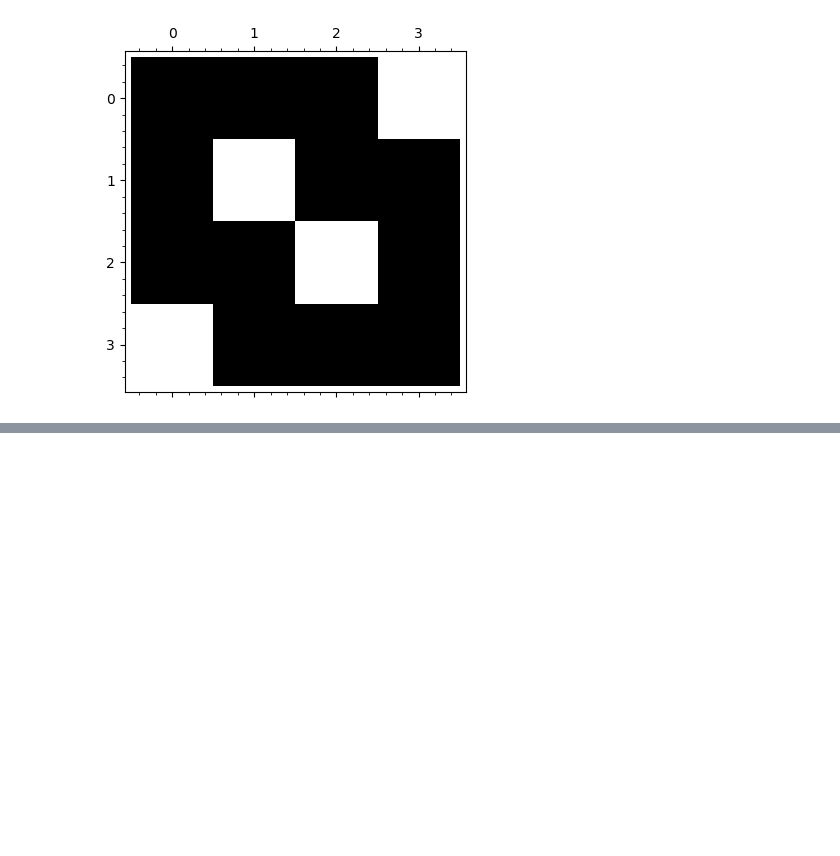
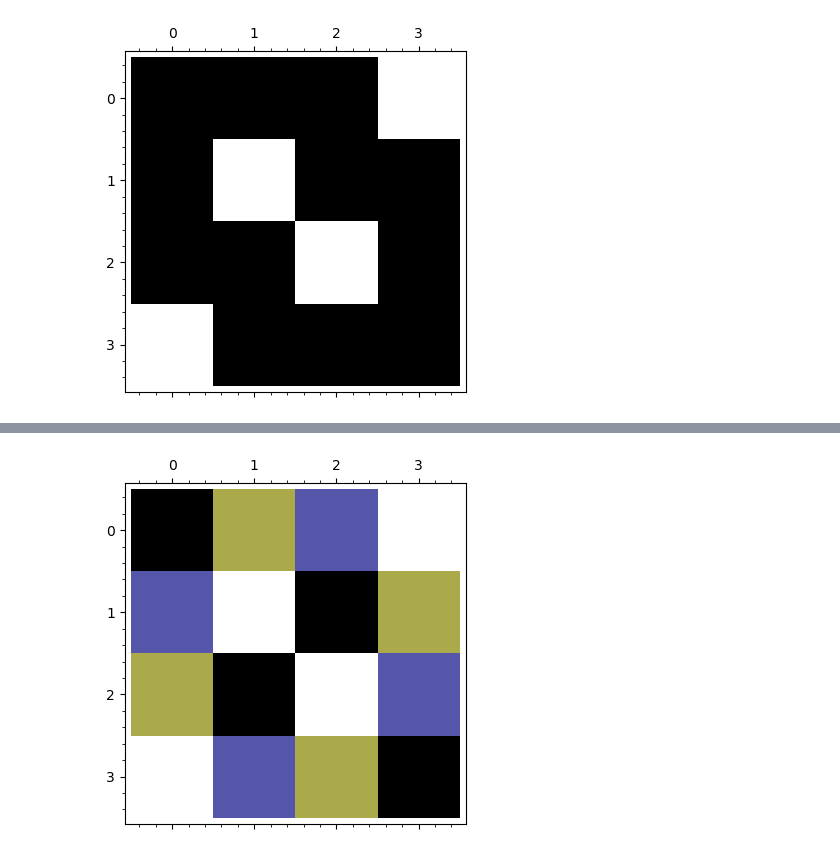
Before and after one commit to penguian/Boolean-Cayley-graphs, a Jupyter notebook: sage-code/cayley_graphs_boolean_dimension_2.ipynb, the cells around one changed output, grey strips where cells are left out. Saved outputs shown, nothing was run; the diff lists cells and outputs as text; code cells hidden in the pictures; blank space fills up the shorter version.

Commit message:
Improve testing for general linear isomorphisms: save work in progress

```diff
--- a/sage-code/cayley_graphs_boolean_dimension_2.ipynb
+++ b/sage-code/cayley_graphs_boolean_dimension_2.ipynb
@@ -15,2 +29,4 @@ Set `c` to be the list of classifications for dimension 2, starting from 1. `c[0
 # %%
-c = save_boolean_dimension_cayley_graph_classifications(2, dir=os.path.join("..","sobj"))
+sobj_dir = os.path.join("..","sobj")
+# %%
+c = save_boolean_dimension_cayley_graph_classifications(dim, dir=sobj_dir)
@@ -28,4 +60,6 @@ print(c[0])
 None
 # %% [markdown]
 Print the algebraic normal form of the bent function corresponding to `c[1]`.
+# %%
+n = 1
 # %%
@@ -67,2 +101,7 @@ matrix_plot(c[1].bent_cayley_graph_index_matrix,cmap='gist_stern')
 # %% [output]
 [figure]
+# %%
+%%time
+
+bf = BentFunction(c[n].algebraic_normal_form)
+bf_etc = BooleanFunctionExtendedTranslateClassification.from_function(bf)
@@ -68,0 +131,4 @@ matrix_plot(c[1].bent_cayley_graph_index_matrix,cmap='gist_stern')
+# %%
+matrix_plot(bf_etc.boolean_function_index_matrix, cmap='gist_stern')
+# %% [output]
+[figure, added]
```
Also changed, not shown: parts of 15 cells of this notebook, 3 other files.
